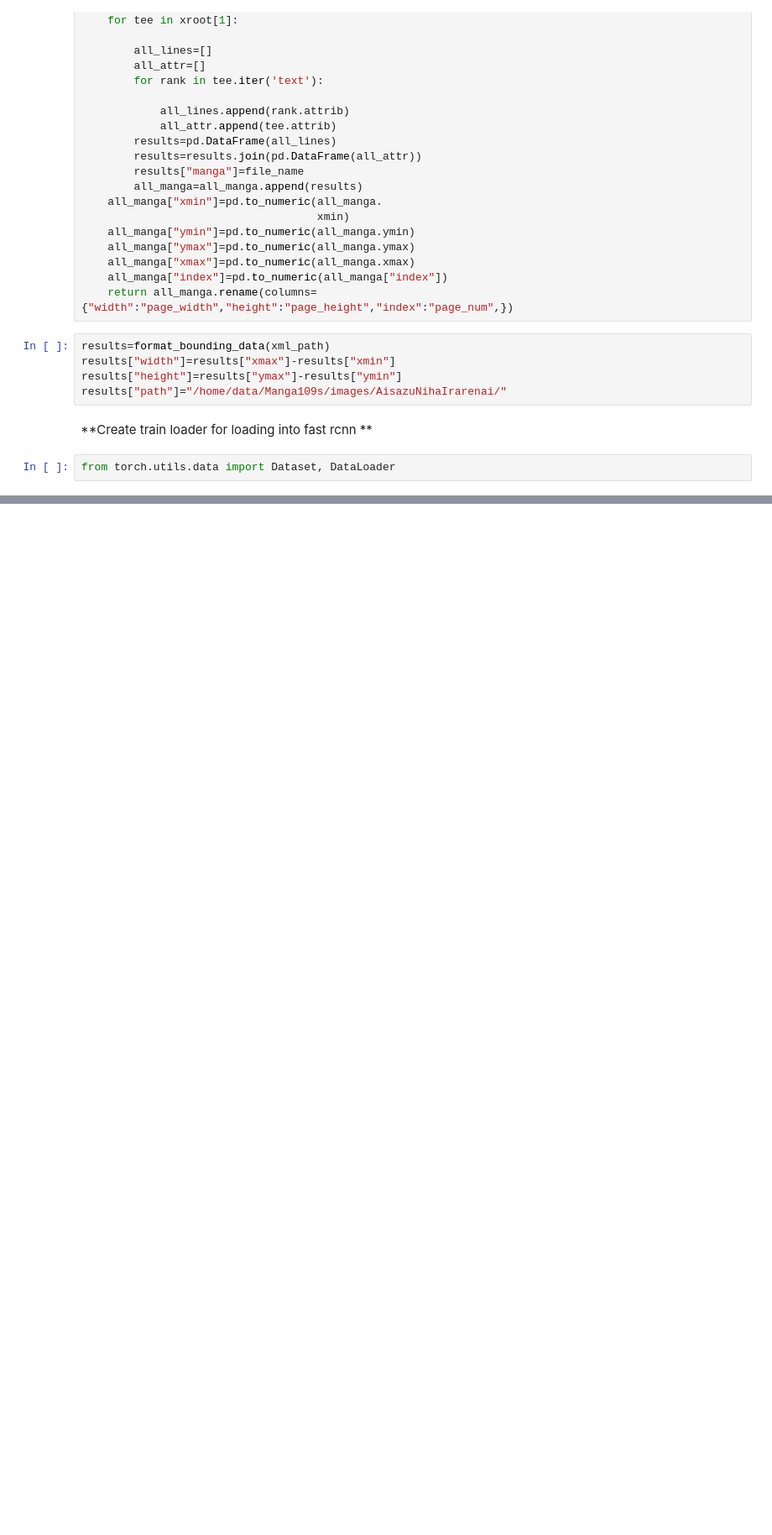
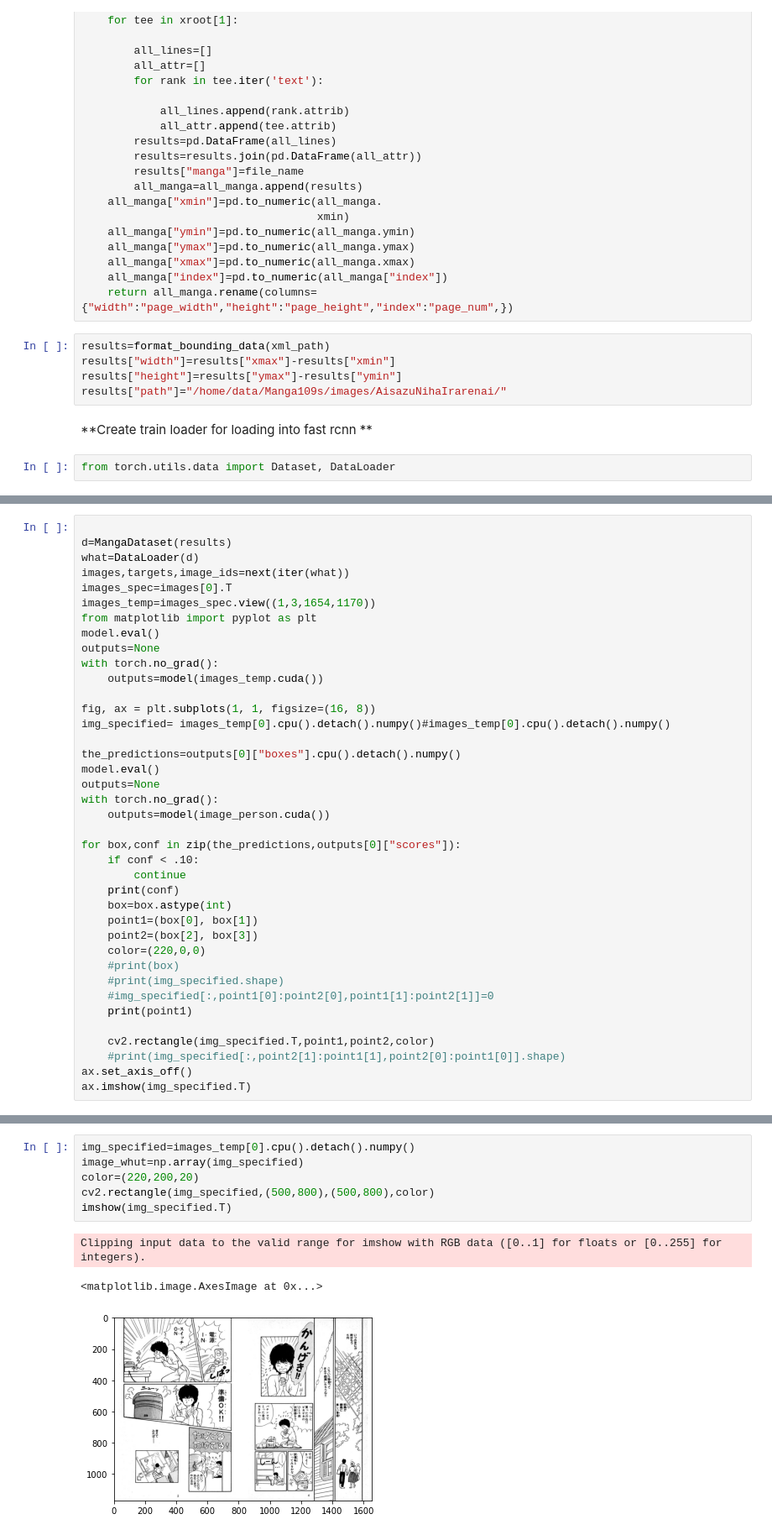
Before and after one commit to wumpusman/ComicTransfer, a Jupyter notebook: core/models/bubbles/tune_fast_rcnn.ipynb, the cells around one changed output, grey strips where cells are left out. Shown at 84% size. Cells and saved outputs as stored; diff of their text form; blank space fills up the shorter version.

```diff
--- a/core/models/bubbles/tune_fast_rcnn.ipynb
+++ b/core/models/bubbles/tune_fast_rcnn.ipynb
@@ -113,0 +302,39 @@ results
+# %%
+
+d=MangaDataset(results)
+what=DataLoader(d)
+images,targets,image_ids=next(iter(what))
+images_spec=images[0].T
+images_temp=images_spec.view((1,3,1654,1170))
+from matplotlib import pyplot as plt
+model.eval()
+outputs=None
+with torch.no_grad():
+    outputs=model(images_temp.cuda())
+
+fig, ax = plt.subplots(1, 1, figsize=(16, 8))
+img_specified= images_temp[0].cpu().detach().numpy()#images_temp[0].cpu().detach().numpy()
+
+the_predictions=outputs[0]["boxes"].cpu().detach().numpy()
+model.eval()
+outputs=None
+with torch.no_grad():
+    outputs=model(image_person.cuda())
+
+for box,conf in zip(the_predictions,outputs[0]["scores"]):
+    if conf < .10:
+        continue
+    print(conf)
+    box=box.astype(int)
+    point1=(box[0], box[1])
+    point2=(box[2], box[3])
+    color=(220,0,0)
+    #print(box)
+    #print(img_specified.shape)
+    #img_specified[:,point1[0]:point2[0],point1[1]:point2[1]]=0
+    print(point1)
+
+    cv2.rectangle(img_specified.T,point1,point2,color)
+    #print(img_specified[:,point2[1]:point1[1],point2[0]:point1[0]].shape)
+ax.set_axis_off()
+ax.imshow(img_specified.T)
@@ -113,0 +373,10 @@ results
+# %%
+img_specified=images_temp[0].cpu().detach().numpy()
+image_whut=np.array(img_specified)
+color=(220,200,20)
+cv2.rectangle(img_specified,(500,800),(500,800),color)
+imshow(img_specified.T)
+# %% [output]
+Clipping input data to the valid range for imshow with RGB data ([0..1] for floats or [0..255] for integers).
+<matplotlib.image.AxesImage at 0x...>
+[figure, added]
```
Also changed, not shown: parts of 29 cells of this notebook, 11 other files.
